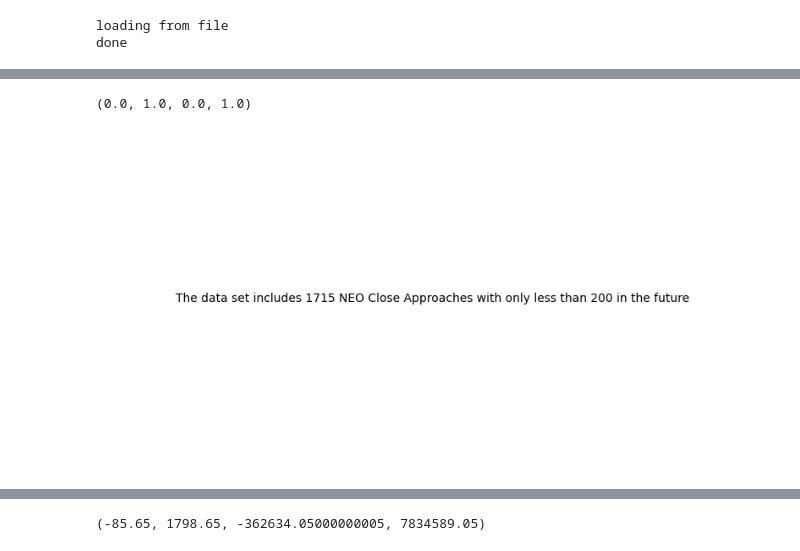
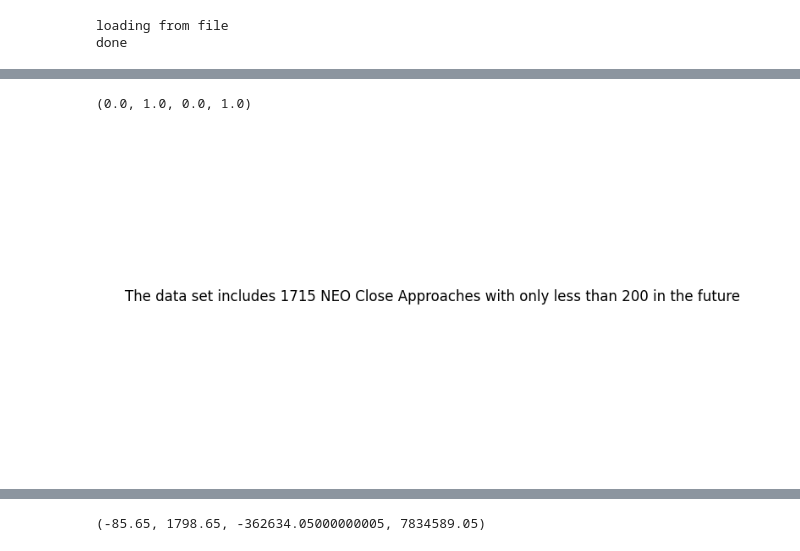
Before and after one commit to Soph-Baker/Data, a Jupyter notebook: NEO_Earth_Close_Approaches.ipynb, the cells around one changed output, grey strips where cells are left out. Drawn from its saved outputs; the diff is of its cells as text; code cells hidden in the pictures.

```diff
--- a/NEO_Earth_Close_Approaches.ipynb
+++ b/NEO_Earth_Close_Approaches.ipynb
@@ -65,7 +72,7 @@ NEO_data.sample(5)
 # %%
 text = "The data set includes 1715 NEO Close Approaches with only less than 200 in the future"
-plt.text(0.5, 0.5, text, ha='center')
+plt.text(0.5, 0.5, text, ha='center', fontsize=12)
 plt.axis('off')
 # %% [output]
 (0.0, 1.0, 0.0, 1.0)
-[figure, old version]
+[figure, new version]
```
Also changed, not shown: parts of 15 cells of this notebook.
